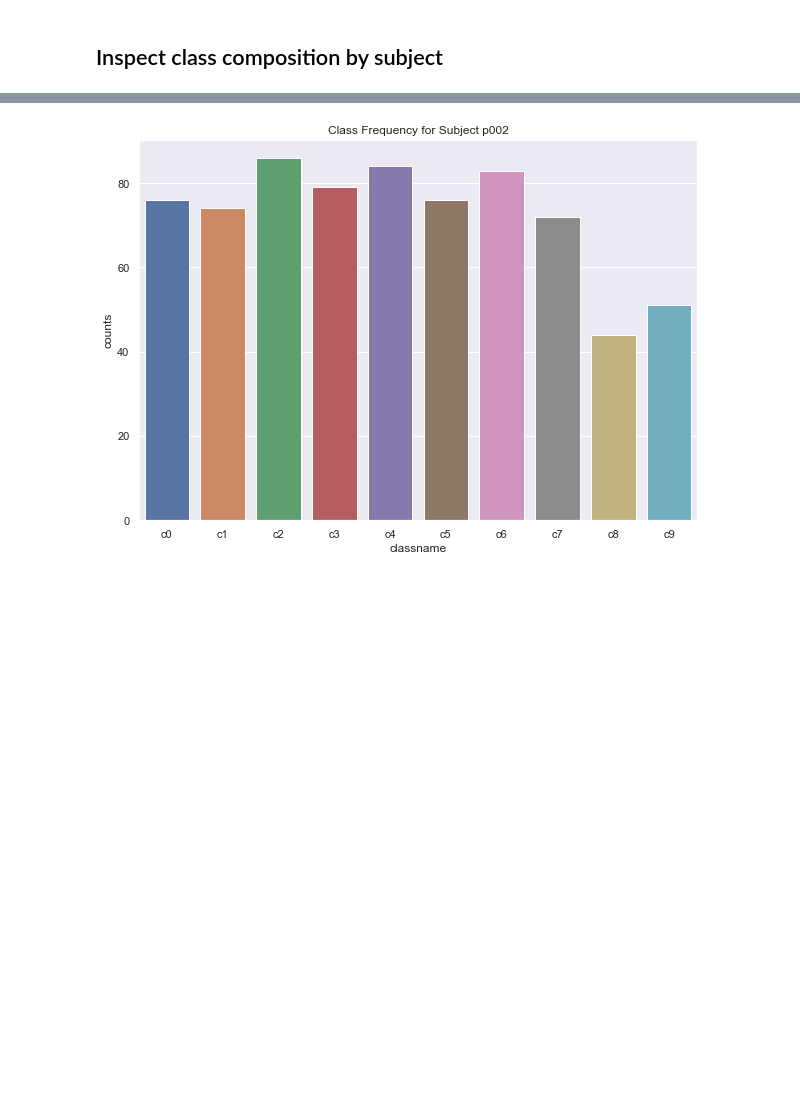
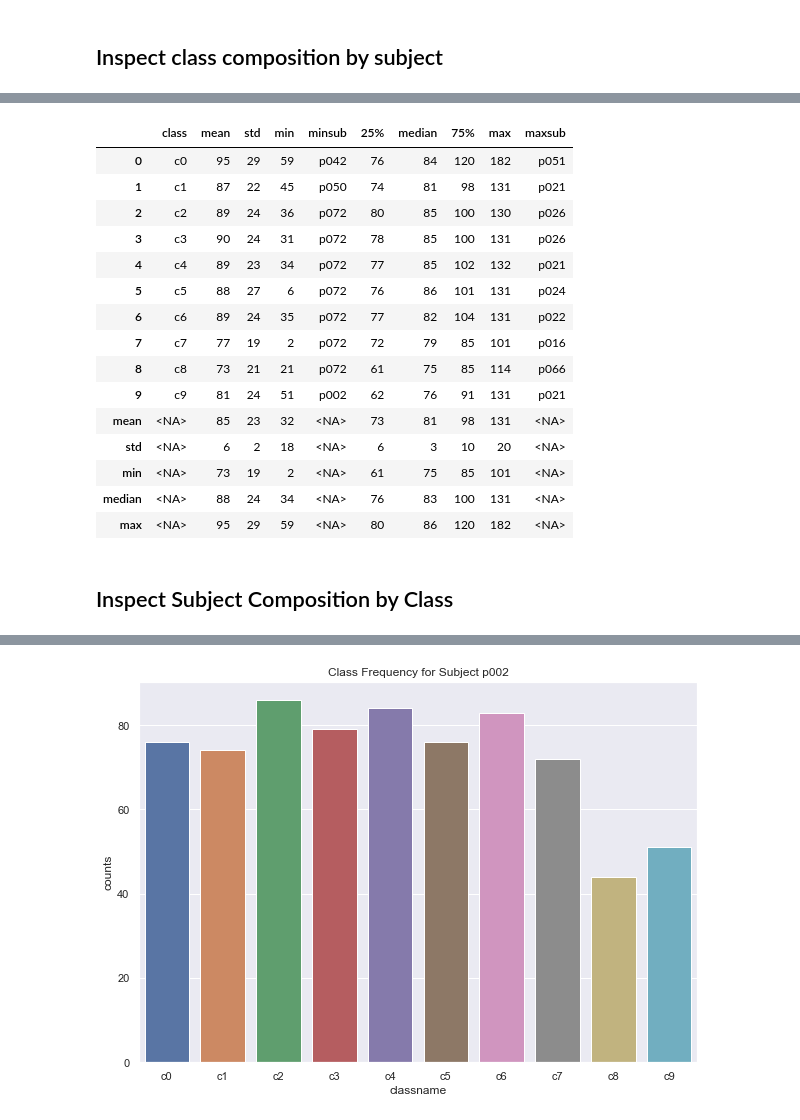
Before and after one commit to Dylan-C-Neal/DistractedDrivingClassifier, a Jupyter notebook: notebooks/Cross-Validation.ipynb, the cells around one changed output, grey strips where cells are left out. Saved outputs shown, nothing was run; the diff lists cells and outputs as text; code cells hidden in the pictures; blank space fills up the shorter version.

```diff
--- a/notebooks/Cross-Validation.ipynb
+++ b/notebooks/Cross-Validation.ipynb
@@ -193,0 +188,17 @@ sublist = subbyclass.subject.unique()
+# %%
+# Instantiate empty dataframe for class stats
+classstats = pd.DataFrame(np.zeros([len(classlist),10]), \
+                             columns=['class', \
+                                      'mean', \
+                                      'std', \
+                                      'min', \
+                                      'minsub', \
+                                      '25%', \
+                                      'median', \
+                                      '75%', \
+                                      'max', \
+                                      'maxsub'], \
+                             dtype='int')
+
+# Designate string columns
+classstats = classstats.astype({'class':'string', 'minsub':'string', 'maxsub':'string'})
@@ -193,0 +247,30 @@ sublist = subbyclass.subject.unique()
+# %%
+classstats.loc['mean', :] = classstats.iloc[:len(classlist)].mean()
+classstats.loc['std', :] = classstats.iloc[:len(classlist)].std()
+classstats.loc['min', :] = classstats.iloc[:len(classlist)].min(numeric_only=True)
+classstats.loc['median', :] = classstats.iloc[:len(classlist)].median()
+classstats.loc['max', :] = classstats.iloc[:len(classlist)].max(numeric_only=True)
+# %%
+classstats[['mean', 'std', 'min', '25%', 'median', '75%', 'max']] = \
+classstats[['mean', 'std', 'min', '25%', 'median', '75%', 'max']].astype(int)
+# %%
+classstats
+# %% [output]
+|  | class | mean | std | min | minsub | 25% | median | 75% | max | maxsub |
+| 0 | c0 | 95 | 29 | 59 | p042 | 76 | 84 | 120 | 182 | p051 |
+| 1 | c1 | 87 | 22 | 45 | p050 | 74 | 81 | 98 | 131 | p021 |
+| 2 | c2 | 89 | 24 | 36 | p072 | 80 | 85 | 100 | 130 | p026 |
+| 3 | c3 | 90 | 24 | 31 | p072 | 78 | 85 | 100 | 131 | p026 |
+| 4 | c4 | 89 | 23 | 34 | p072 | 77 | 85 | 102 | 132 | p021 |
+| 5 | c5 | 88 | 27 | 6 | p072 | 76 | 86 | 101 | 131 | p024 |
+| 6 | c6 | 89 | 24 | 35 | p072 | 77 | 82 | 104 | 131 | p022 |
+| 7 | c7 | 77 | 19 | 2 | p072 | 72 | 79 | 85 | 101 | p016 |
+| 8 | c8 | 73 | 21 | 21 | p072 | 61 | 75 | 85 | 114 | p066 |
+| 9 | c9 | 81 | 24 | 51 | p002 | 62 | 76 | 91 | 131 | p021 |
+| mean | <NA> | 85 | 23 | 32 | <NA> | 73 | 81 | 98 | 131 | <NA> |
+| std | <NA> | 6 | 2 | 18 | <NA> | 6 | 3 | 10 | 20 | <NA> |
+| min | <NA> | 73 | 19 | 2 | <NA> | 61 | 75 | 85 | 101 | <NA> |
+| median | <NA> | 88 | 24 | 34 | <NA> | 76 | 83 | 100 | 131 | <NA> |
+| max | <NA> | 95 | 29 | 59 | <NA> | 80 | 86 | 120 | 182 | <NA> |
+# %% [markdown]
+## Inspect Subject Composition by Class
```
Also changed, not shown: parts of 26 cells of this notebook.
